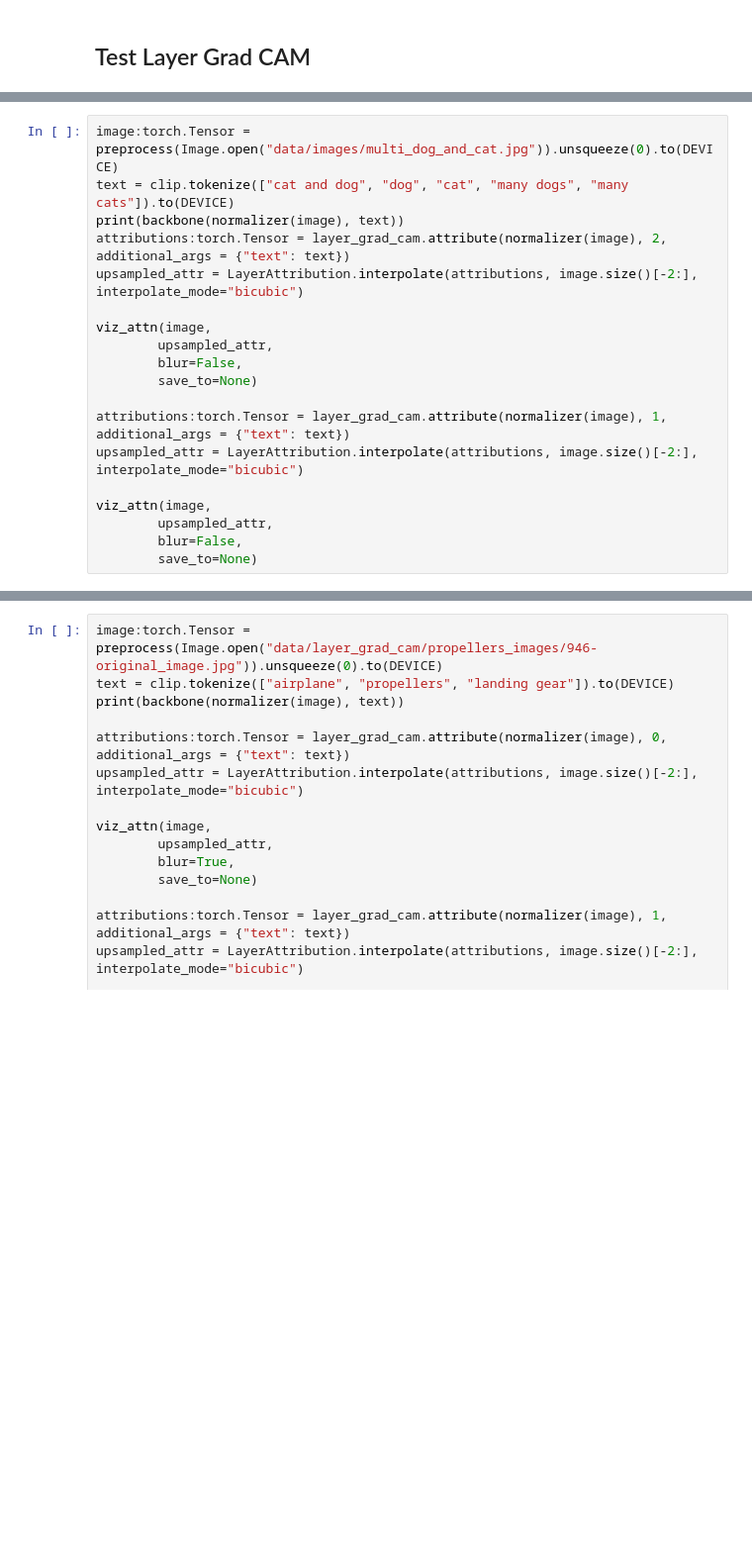
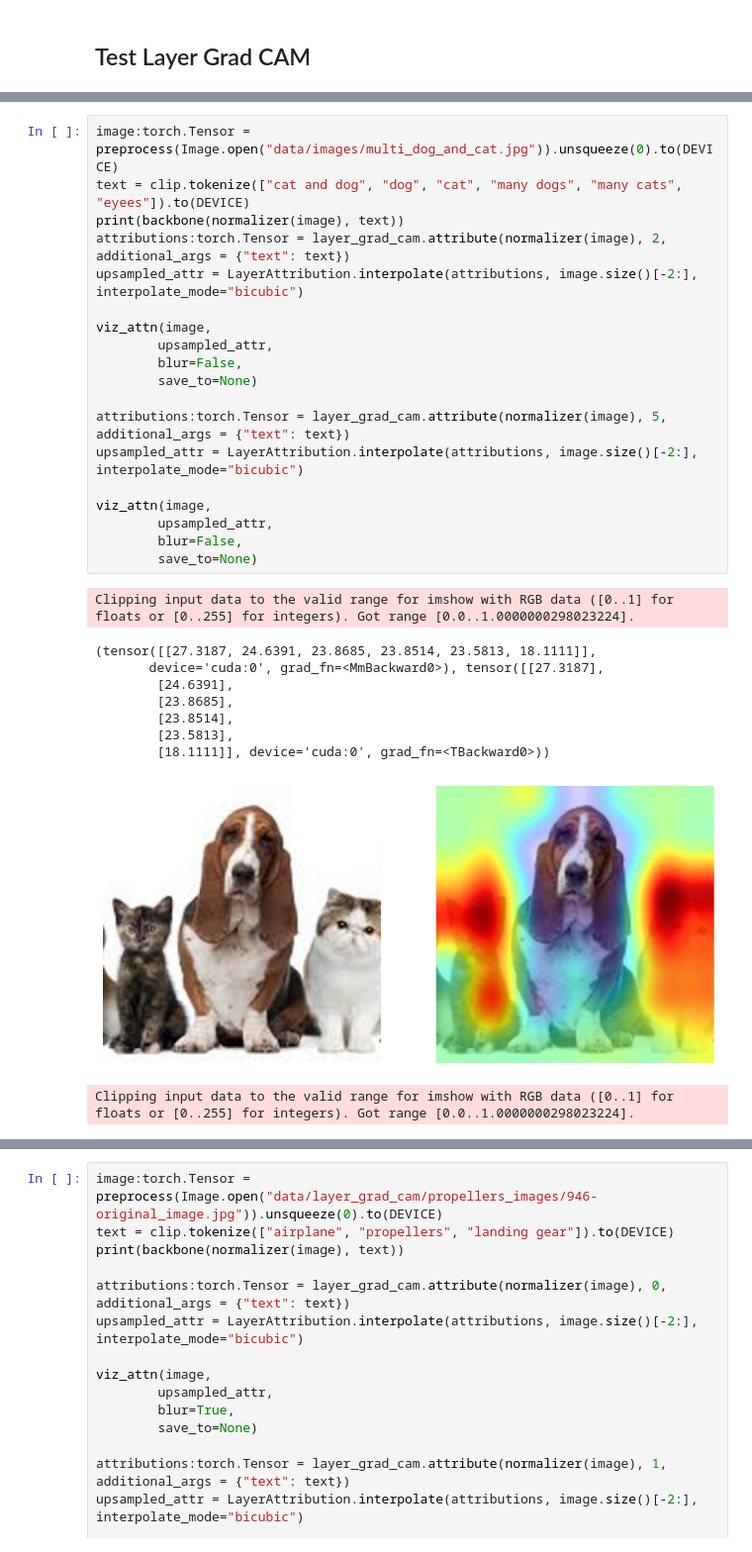
Before and after one commit to Uzukidd/sl-cbm, a Jupyter notebook: manually_debug.ipynb, the cells around one changed output, grey strips where cells are left out. Shown at 99% size. Cells and saved outputs as stored; diff of their text form; blank space fills up the shorter version.

```diff
--- a/manually_debug.ipynb
+++ b/manually_debug.ipynb
@@ -178,19 +205,30 @@ viz_attn(image,
 # %%
 image:torch.Tensor = preprocess(Image.open("data/images/multi_dog_and_cat.jpg")).unsqueeze(0).to(DEVICE)
-text = clip.tokenize(["cat and dog", "dog", "cat", "many dogs", "many cats"]).to(DEVICE)
+text = clip.tokenize(["cat and dog", "dog", "cat", "many dogs", "many cats", "eyees"]).to(DEVICE)
 print(backbone(normalizer(image), text))
 attributions:torch.Tensor = layer_grad_cam.attribute(normalizer(image), 2, additional_args = {"text": text})
 upsampled_attr = LayerAttribution.interpolate(attributions, image.size()[-2:], interpolate_mode="bicubic")
 
 viz_attn(image,
         upsampled_attr,
         blur=False,
         save_to=None)
 
-attributions:torch.Tensor = layer_grad_cam.attribute(normalizer(image), 1, additional_args = {"text": text})
+attributions:torch.Tensor = layer_grad_cam.attribute(normalizer(image), 5, additional_args = {"text": text})
 upsampled_attr = LayerAttribution.interpolate(attributions, image.size()[-2:], interpolate_mode="bicubic")
 
 viz_attn(image,
         upsampled_attr,
         blur=False,
         save_to=None)
+# %% [output]
+Clipping input data to the valid range for imshow with RGB data ([0..1] for floats or [0..255] for integers). Got range [0.0..1.0000000298023224].
+(tensor([[27.3187, 24.6391, 23.8685, 23.8514, 23.5813, 18.1111]],
+       device='cuda:0', grad_fn=<MmBackward0>), tensor([[27.3187],
+        [24.6391],
+        [23.8685],
+        [23.8514],
+        [23.5813],
+        [18.1111]], device='cuda:0', grad_fn=<TBackward0>))
+[figure, added]
+Clipping input data to the valid range for imshow with RGB data ([0..1] for floats or [0..255] for integers). Got range [0.0..1.0000000298023224].
```
Also changed, not shown: parts of 5 cells of this notebook, 16 other files.
